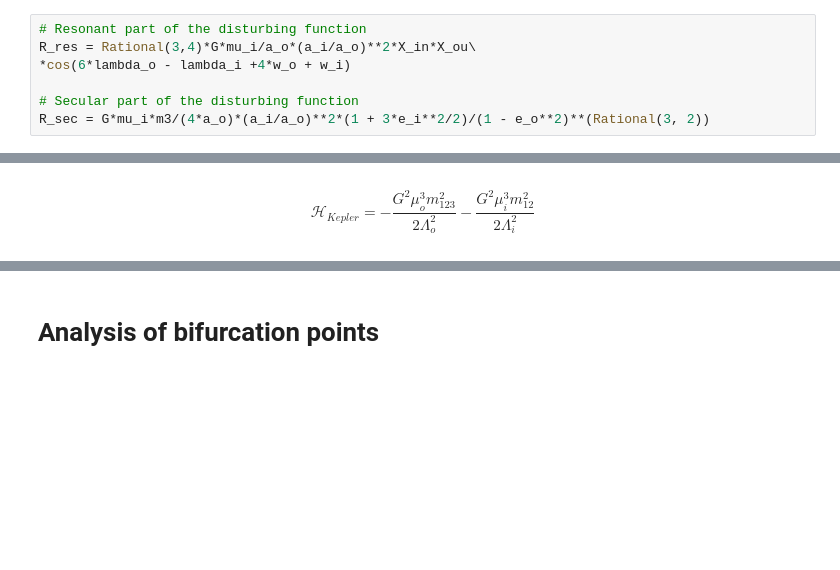
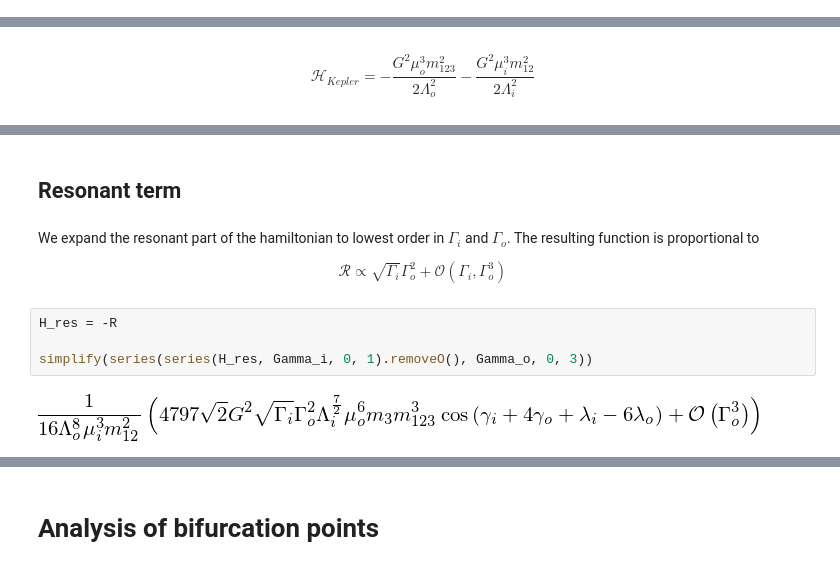
Before and after one commit to fbartolic/master_thesis, a Jupyter notebook: notebooks/resonant_hamiltonian.ipynb, the cells around one changed output, grey strips where cells are left out. Cells and saved outputs as stored; diff of their text form; blank space fills up the shorter version.

```diff
--- a/notebooks/resonant_hamiltonian.ipynb
+++ b/notebooks/resonant_hamiltonian.ipynb
@@ -64,8 +85 @@ X_ou
-# %%
-# Resonant part of the disturbing function
-R_res = Rational(3,4)*G*mu_i/a_o*(a_i/a_o)**2*X_in*X_ou\
-*cos(6*lambda_o - lambda_i +4*w_o + w_i)
-
-# Secular part of the disturbing function
-R_sec = G*mu_i*m3/(4*a_o)*(a_i/a_o)**2*(1 + 3*e_i**2/2)/(1 - e_o**2)**(Rational(3, 2))
 # %% [markdown]
@@ -308,0 +193,13 @@ H
+# %% [markdown]
+## Resonant term
+# %% [markdown]
+We expand the resonant part of the hamiltonian to lowest order in $\Gamma_i$ and
+$\Gamma_o$. The resulting function is proportional to
+
+$$\mathcal{R}\propto \sqrt{\Gamma_i}{\Gamma_o^2} + \mathcal{O}(\Gamma_i, \Gamma_o^3)$$
+# %%
+H_res = -R
+
+simplify(series(series(H_res, Gamma_i, 0, 1).removeO(), Gamma_o, 0, 3))
+# %% [output]
+[figure, added]
```
Also changed, not shown: parts of 72 cells of this notebook.
